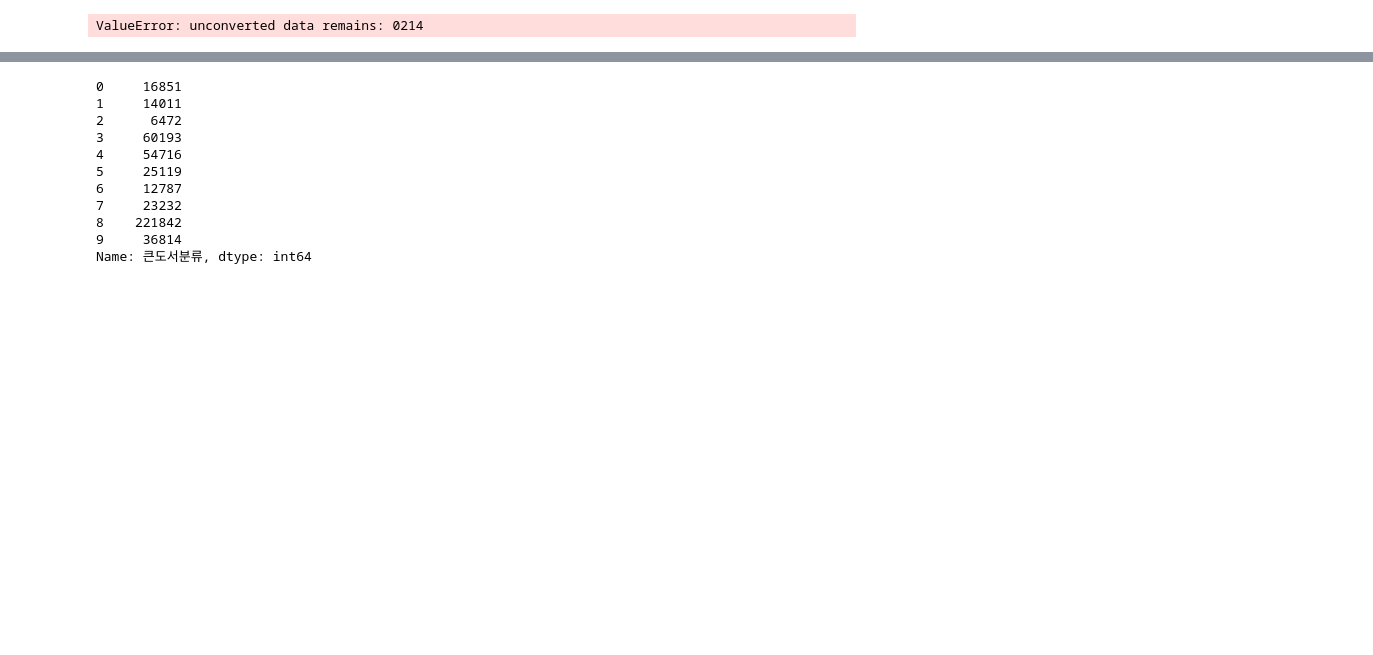
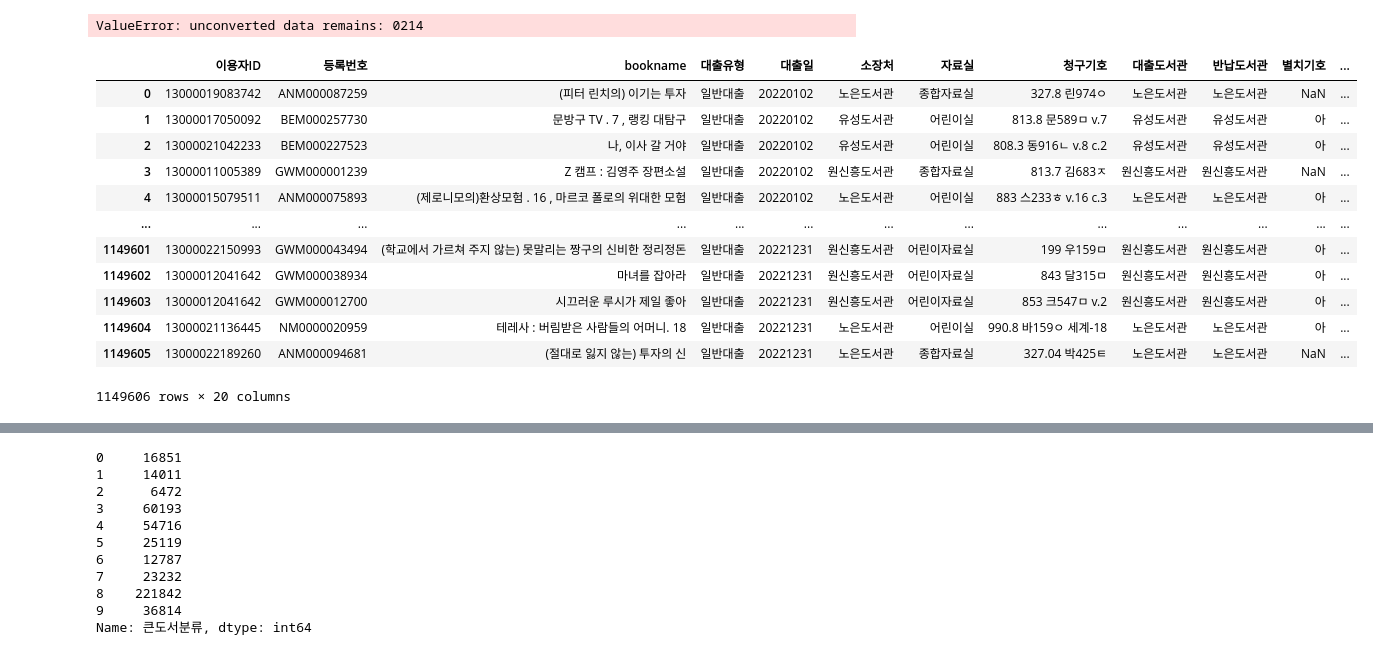
Before and after one commit to Najongs/ustar_library, a Jupyter notebook: 1. Book_list_clear.ipynb, the cells around one changed output, grey strips where cells are left out. Cells and saved outputs as stored; diff of their text form; code cells hidden in the pictures; blank space fills up the shorter version.

```diff
--- a/1. Book_list_clear.ipynb
+++ b/1. Book_list_clear.ipynb
@@ -321,0 +319,19 @@ df_woman = df_sorted[df_sorted["성별"]=="여"]
+# %%
+import pandas as pd
+df_sorted = pd.read_pickle('./library_data/all_book_list_counted.pickle')
+# %%
+df_sorted
+# %% [output]
+|  | 이용자ID | 등록번호 | bookname | 대출유형 | 대출일 | 소장처 | 자료실 | 청구기호 | 대출도서관 | 반납도서관 | 별치기호 | ... |
+| 0 | 13000019083742 | ANM000087259 | (피터 린치의) 이기는 투자 | 일반대출 | 20220102 | 노은도서관 | 종합자료실 | 327.8 린974ㅇ | 노은도서관 | 노은도서관 | NaN | ... |
+| 1 | 13000017050092 | BEM000257730 | 문방구 TV . 7 , 랭킹 대탐구 | 일반대출 | 20220102 | 유성도서관 | 어린이실 | 813.8 문589ㅁ v.7 | 유성도서관 | 유성도서관 | 아 | ... |
+| 2 | 13000021042233 | BEM000227523 | 나, 이사 갈 거야 | 일반대출 | 20220102 | 유성도서관 | 어린이실 | 808.3 동916ㄴ v.8 c.2 | 유성도서관 | 유성도서관 | 아 | ... |
+| 3 | 13000011005389 | GWM000001239 | Z 캠프 : 김영주 장편소설 | 일반대출 | 20220102 | 원신흥도서관 | 종합자료실 | 813.7 김683ㅈ | 원신흥도서관 | 원신흥도서관 | NaN | ... |
+| 4 | 13000015079511 | ANM000075893 | (제로니모의)환상모험 . 16 , 마르코 폴로의 위대한 모험 | 일반대출 | 20220102 | 노은도서관 | 어린이실 | 883 스233ㅎ v.16 c.3 | 노은도서관 | 노은도서관 | 아 | ... |
+| ... | ... | ... | ... | ... | ... | ... | ... | ... | ... | ... | ... | ... |
+| 1149601 | 13000022150993 | GWM000043494 | (학교에서 가르쳐 주지 않는) 못말리는 짱구의 신비한 정리정돈 | 일반대출 | 20221231 | 원신흥도서관 | 어린이자료실 | 199 우159ㅁ | 원신흥도서관 | 원신흥도서관 | 아 | ... |
+| 1149602 | 13000012041642 | GWM000038934 | 마녀를 잡아라 | 일반대출 | 20221231 | 원신흥도서관 | 어린이자료실 | 843 달315ㅁ | 원신흥도서관 | 원신흥도서관 | 아 | ... |
+| 1149603 | 13000012041642 | GWM000012700 | 시끄러운 루시가 제일 좋아 | 일반대출 | 20221231 | 원신흥도서관 | 어린이자료실 | 853 크547ㅁ v.2 | 원신흥도서관 | 원신흥도서관 | 아 | ... |
+| 1149604 | 13000021136445 | NM0000020959 | 테레사 : 버림받은 사람들의 어머니. 18 | 일반대출 | 20221231 | 노은도서관 | 어린이실 | 990.8 바159ㅇ 세계-18 | 노은도서관 | 노은도서관 | 아 | ... |
+| 1149605 | 13000022189260 | ANM000094681 | (절대로 잃지 않는) 투자의 신 | 일반대출 | 20221231 | 노은도서관 | 종합자료실 | 327.04 박425ㅌ | 노은도서관 | 노은도서관 | NaN | ... |
+1149606 rows × 20 columns
```
Also changed, not shown: parts of 5 cells of this notebook, 13 other files.
